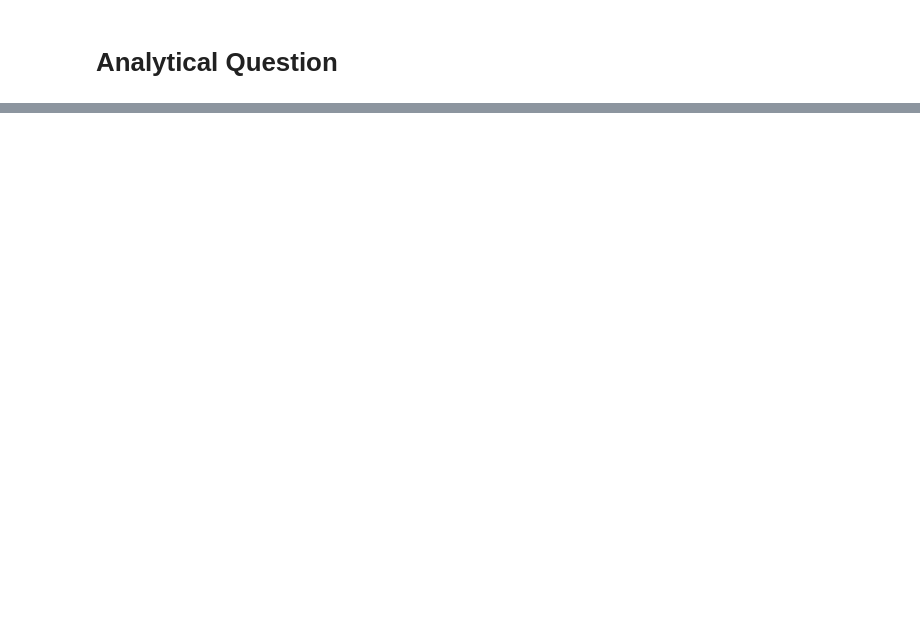
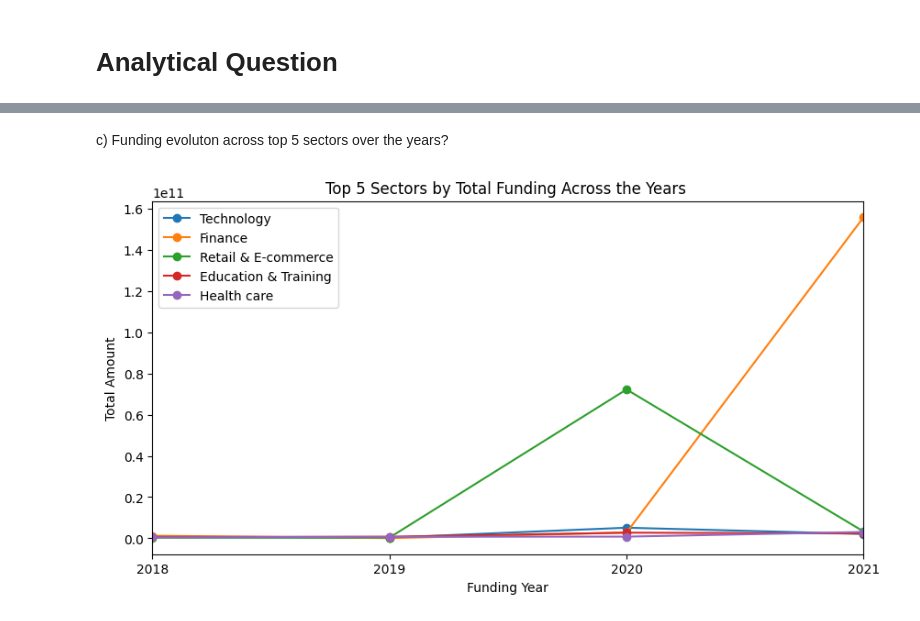
Before and after one commit to edadso/Exploring-Opportunities-in-the-Indian-Startup-Ecosystem, a Jupyter notebook: project_code.ipynb, the cells around one changed output, grey strips where cells are left out. Saved outputs shown, nothing was run; the diff lists cells and outputs as text; code cells hidden in the pictures; blank space fills up the shorter version.

```diff
--- a/project_code.ipynb
+++ b/project_code.ipynb
@@ -1431,0 +1447,33 @@ Plotting: Use box plots or scatter plots to visualize the relationship between s
+# %% [markdown]
+c) Funding evoluton across top 5 sectors over the years?
+# %%
+# Filter data for each sector
+tech = df_combined[df_combined["sector"] == "Technology sector"]
+finance = df_combined[df_combined["sector"] == "Finance sector"]
+retail = df_combined[df_combined["sector"] == "Retail & E-commerce"]
+education = df_combined[df_combined["sector"] == "Education & Training"]
+health = df_combined[df_combined["sector"] == "Health care"]
+
+# Group by year and sum the funding amounts
+tech_grouped = tech.groupby(tech['year_funded'])['amount'].sum()
+finance_grouped = finance.groupby(finance['year_funded'])['amount'].sum()
+retail_grouped = retail.groupby(retail['year_funded'])['amount'].sum()
+education_grouped = education.groupby(education['year_funded'])['amount'].sum()
+health_grouped = health.groupby(health['year_funded'])['amount'].sum()
+
+# Set figure size
+plt.figure(figsize = (10, 5))
+
+tech_grouped.plot(label = "Technology", marker = "o")
+finance_grouped.plot(label = "Finance", marker = "o")
+retail_grouped.plot(label = "Retail & E-commerce", marker = "o")
+education_grouped.plot(label = "Education & Training", marker = "o")
+health_grouped.plot(label = "Health care", marker = "o")
+
+plt.title("Top 5 Sectors by Total Funding Across the Years ")
+plt.xlabel("Funding Year")
+plt.ylabel("Total Amount")
+plt.legend()
+plt.show()
+# %% [output]
+[figure, added]
```
Also changed, not shown: parts of 55 cells of this notebook, 1 other file.
